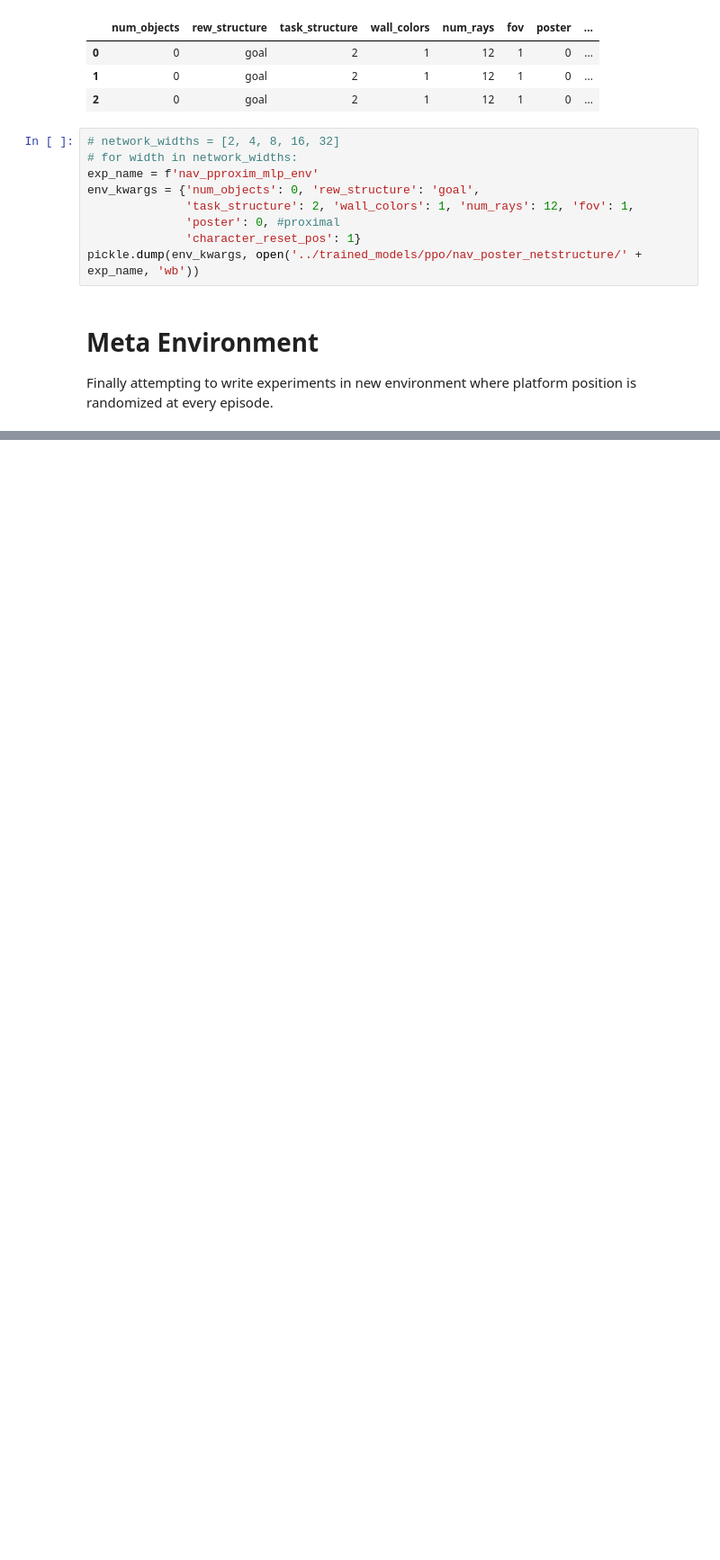
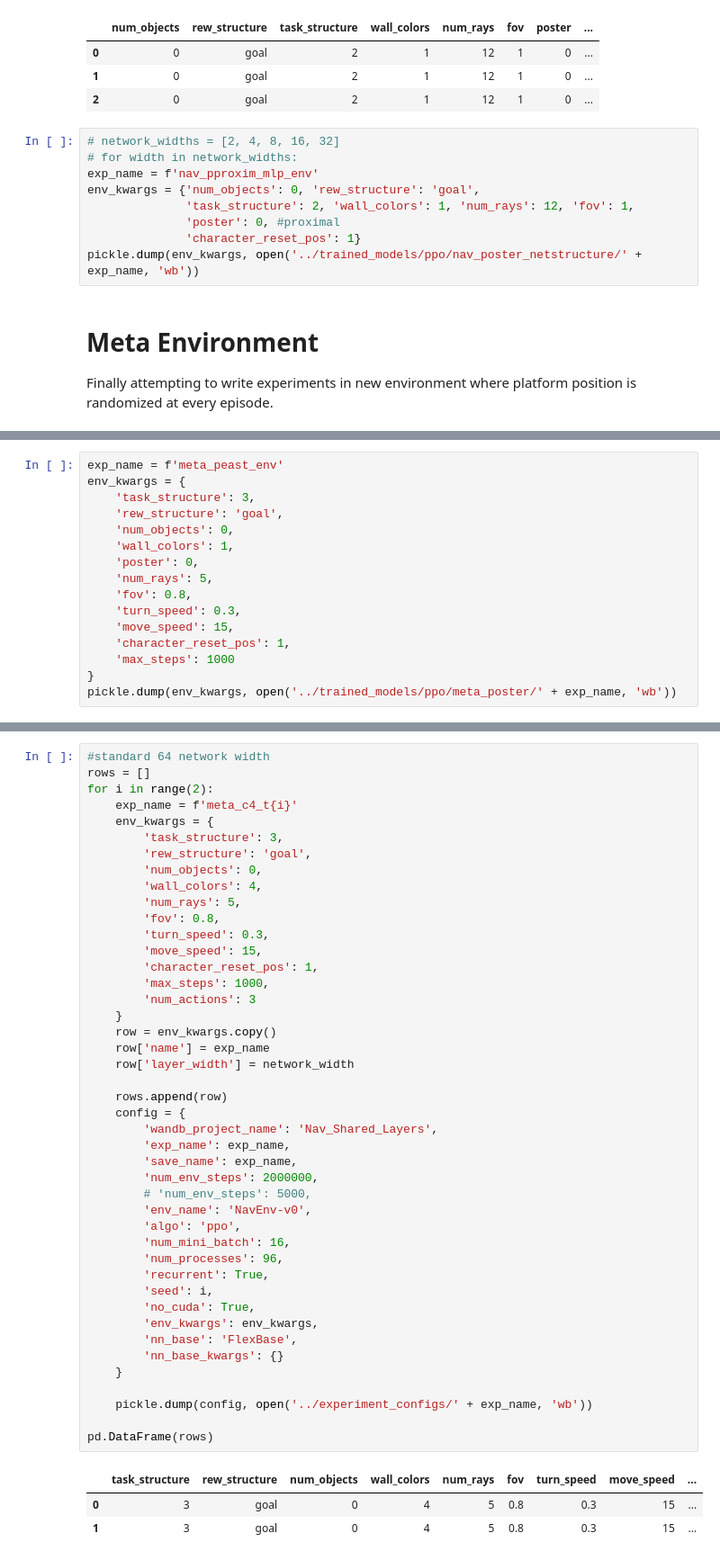
Before and after one commit to liuandrew/training-rl-algo, a Jupyter notebook: write_and_test/write_experiments.ipynb, the cells around one changed output, grey strips where cells are left out. Shown at 90% size. Drawn from its saved outputs; the diff is of its cells as text; blank space fills up the shorter version.

```diff
--- a/write_and_test/write_experiments.ipynb
+++ b/write_and_test/write_experiments.ipynb
@@ -2390,0 +2526,16 @@ pd.DataFrame(rows)
+# %%
+exp_name = f'meta_peast_env'
+env_kwargs = {
+    'task_structure': 3,
+    'rew_structure': 'goal',
+    'num_objects': 0,
+    'wall_colors': 1,
+    'poster': 0,
+    'num_rays': 5,
+    'fov': 0.8,
+    'turn_speed': 0.3,
+    'move_speed': 15,
+    'character_reset_pos': 1,
+    'max_steps': 1000
+}
+pickle.dump(env_kwargs, open('../trained_models/ppo/meta_poster/' + exp_name, 'wb'))
@@ -2390,0 +2576,48 @@ pd.DataFrame(rows)
+# %%
+#standard 64 network width
+rows = []
+for i in range(2):
+    exp_name = f'meta_c4_t{i}'
+    env_kwargs = {
+        'task_structure': 3,
+        'rew_structure': 'goal',
+        'num_objects': 0,
+        'wall_colors': 4,
+        'num_rays': 5,
+        'fov': 0.8,
+        'turn_speed': 0.3,
+        'move_speed': 15,
+        'character_reset_pos': 1,
+        'max_steps': 1000,
+        'num_actions': 3
+    }
+    row = env_kwargs.copy()
+    row['name'] = exp_name
+    row['layer_width'] = network_width
+
+    rows.append(row)
+    config = {
+        'wandb_project_name': 'Nav_Shared_Layers',
+        'exp_name': exp_name,
+        'save_name': exp_name,
+        'num_env_steps': 2000000,
+        # 'num_env_steps': 5000,
+        'env_name': 'NavEnv-v0',
+        'algo': 'ppo',
+        'num_mini_batch': 16,
+        'num_processes': 96,
+        'recurrent': True,
+        'seed': i,
+        'no_cuda': True,
+        'env_kwargs': env_kwargs,
+        'nn_base': 'FlexBase',
+        'nn_base_kwargs': {}
+    }
+
+    pickle.dump(config, open('../experiment_configs/' + exp_name, 'wb'))
+
+pd.DataFrame(rows)
+# %% [output]
+|  | task_structure | rew_structure | num_objects | wall_colors | num_rays | fov | turn_speed | move_speed | ... |
+| 0 | 3 | goal | 0 | 4 | 5 | 0.8 | 0.3 | 15 | ... |
+| 1 | 3 | goal | 0 | 4 | 5 | 0.8 | 0.3 | 15 | ... |
```
Also changed, not shown: parts of 7 cells of this notebook, 4 other files.
